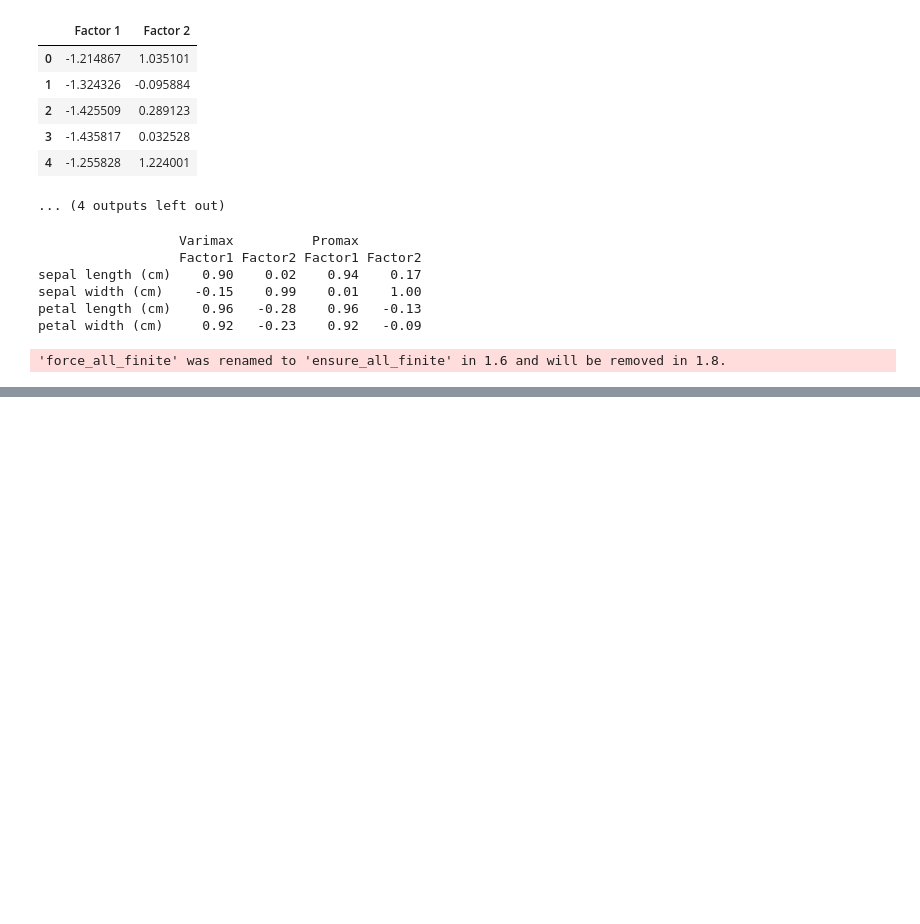
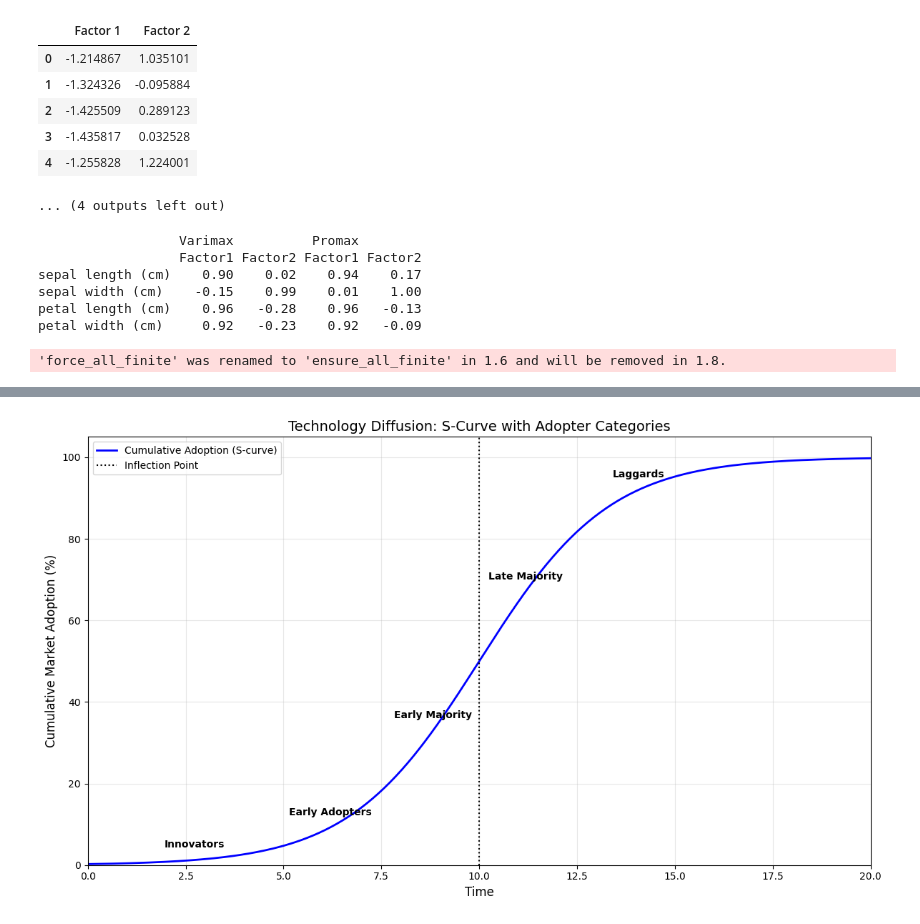
Before and after one commit to rgregs60/Python-Fall-2024-Notebooks, a Jupyter notebook: Development Code/Development Work 2025/AI Learning and Evolution.ipynb, the cells around one changed output, grey strips where cells are left out. Cells and saved outputs as stored; diff of their text form; code cells hidden in the pictures; blank space fills up the shorter version.

```diff
--- a/Development Code/Development Work 2025/AI Learning and Evolution.ipynb
+++ b/Development Code/Development Work 2025/AI Learning and Evolution.ipynb
@@ -543,0 +672,66 @@ petal width (cm)     0.92   -0.23    0.92   -0.09
+# %%
+### S-Curve of Technology Adoption, Inflection Point, and Adopter Categories
+
+import numpy as np
+import matplotlib.pyplot as plt
+
+# Time axis
+time = np.linspace(0, 20, 400)
+
+# Logistic function for cumulative adoption
+def logistic(t, L=1, k=0.6, x0=10):
+    return L / (1 + np.exp(-k*(t - x0)))
+
+# Adoption curve (cumulative % of market)
+adoption_curve = logistic(time, L=100, k=0.6, x0=10)
+
+# Inflection point (where diminishing returns begin)
+inflection_x = 10
+inflection_y = logistic(inflection_x, L=100, k=0.6, x0=10)
+
+# Adopter categories (% of population)
+categories = {
+    "Innovators": 2.5,
+    "Early Adopters": 13.5,
+    "Early Majority": 34,
+    "Late Majority": 34,
+    "Laggards": 16
+}
+
+# Cumulative category boundaries
+boundaries = np.cumsum(list(categories.values()))
+
+# Map category midpoints to time (approximate using inverse logistic)
+def inv_logistic(y, L=100, k=0.6, x0=10):
+    return x0 - (1/k) * np.log(L/y - 1)
+
+midpoints = [inv_logistic(b - (p/2), L=100, k=0.6, x0=10)
+             for b, p in zip(boundaries, categories.values())]
+
+# Plot
+plt.figure(figsize=(12,7))
+
+# Plot adoption S-curve
+plt.plot(time, adoption_curve, color="blue", linewidth=2, label="Cumulative Adoption (S-curve)")
+
+# Inflection point (dotted vertical line)
+plt.axvline(x=inflection_x, color="black", linestyle=":", linewidth=1.5, label="Inflection Point")
+
+# Annotate categories
+for (cat, pct), mid in zip(categories.items(), midpoints):
+    y_val = logistic(mid, L=100, k=0.6, x0=10)
+    plt.text(mid, y_val+3, cat, ha="center", fontsize=10, fontweight="bold")
+
+# Labels and title
+plt.title("Technology Diffusion: S-Curve with Adopter Categories", fontsize=14)
+plt.xlabel("Time", fontsize=12)
+plt.ylabel("Cumulative Market Adoption (%)", fontsize=12)
+plt.ylim(0, 105)
+plt.xlim(0, 20)
+plt.legend()
+plt.grid(alpha=0.3)
+
+plt.tight_layout()
+plt.show()
+# %% [output]
+[figure, added]
```
Also changed, not shown: parts of 4 cells of this notebook, 3 other files.
